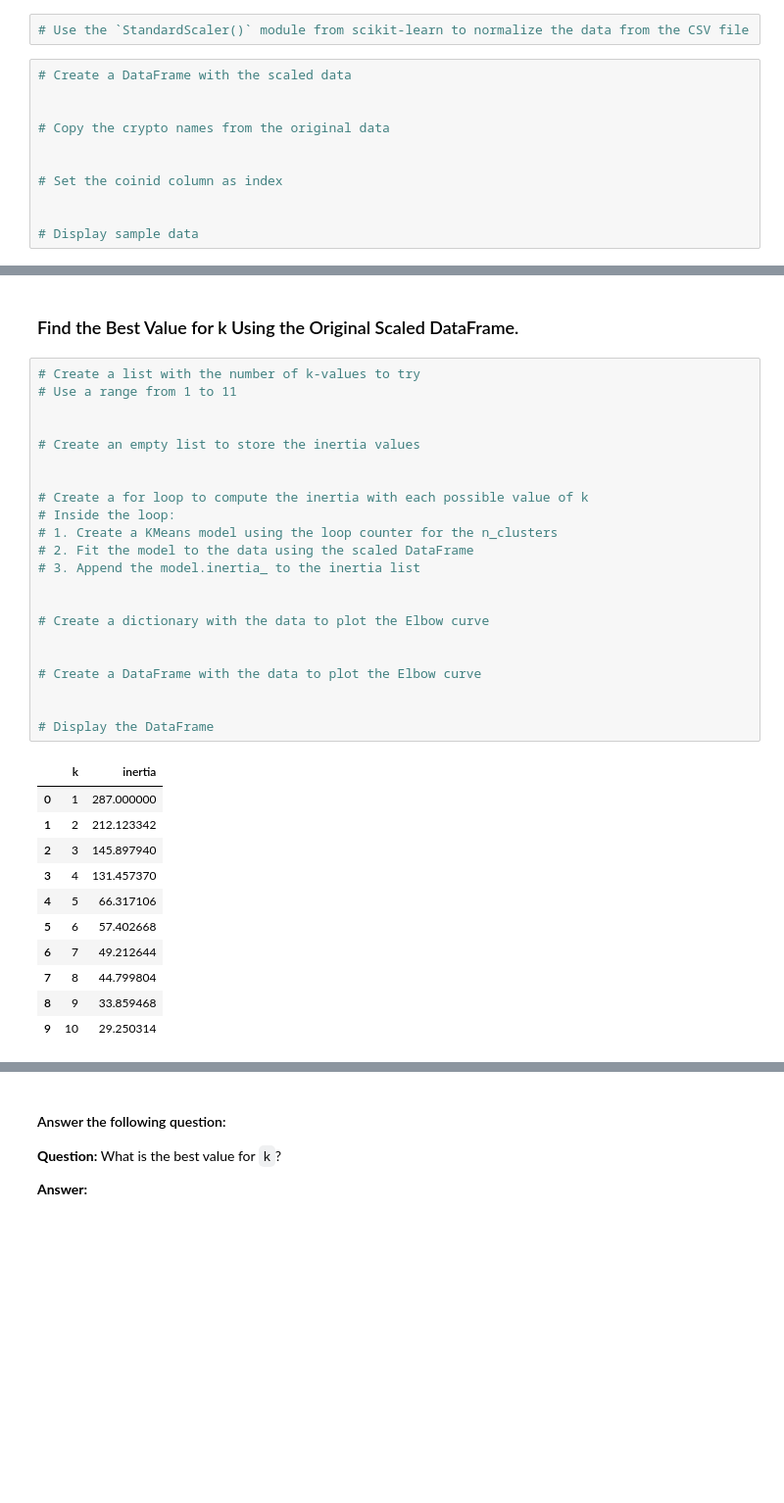
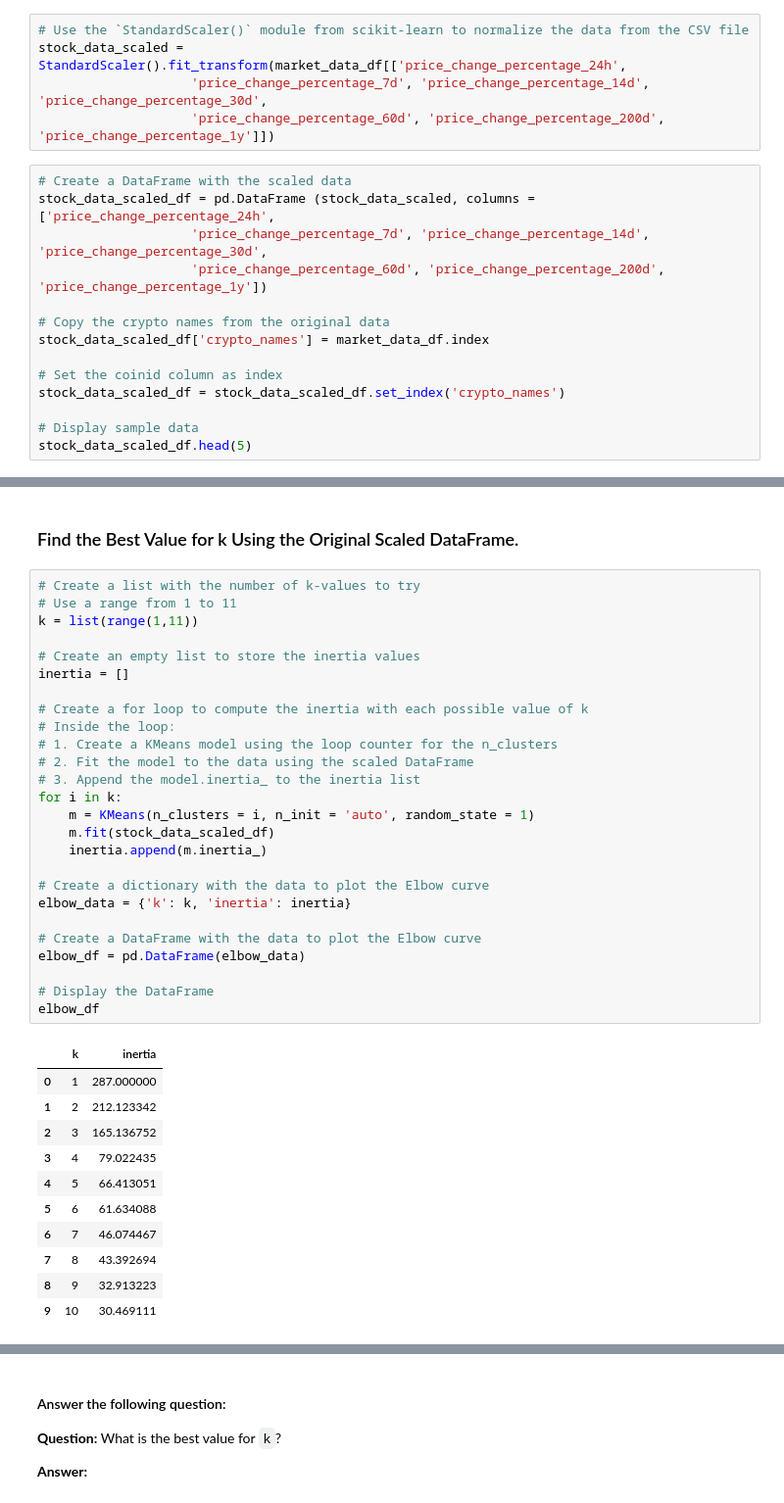
Before and after one commit to rvalcich/CryptoClustering, a Jupyter notebook: Crypto_Clustering.ipynb, the cells around one changed output, grey strips where cells are left out. Shown at 98% size. Drawn from its saved outputs; the diff is of its cells as text; blank space fills up the shorter version.

```diff
--- a/Crypto_Clustering.ipynb
+++ b/Crypto_Clustering.ipynb
@@ -40,16 +40,22 @@ market_data_df.describe()
 ### Prepare the Data
 # %%
 # Use the `StandardScaler()` module from scikit-learn to normalize the data from the CSV file
+stock_data_scaled = StandardScaler().fit_transform(market_data_df[['price_change_percentage_24h',
+                    'price_change_percentage_7d', 'price_change_percentage_14d', 'price_change_percentage_30d',
+                    'price_change_percentage_60d', 'price_change_percentage_200d', 'price_change_percentage_1y']])
 # %%
 # Create a DataFrame with the scaled data
-
+stock_data_scaled_df = pd.DataFrame (stock_data_scaled, columns = ['price_change_percentage_24h',
+                    'price_change_percentage_7d', 'price_change_percentage_14d', 'price_change_percentage_30d',
+                    'price_change_percentage_60d', 'price_change_percentage_200d', 'price_change_percentage_1y'])
 
 # Copy the crypto names from the original data
-
+stock_data_scaled_df['crypto_names'] = market_data_df.index
 
 # Set the coinid column as index
-
+stock_data_scaled_df = stock_data_scaled_df.set_index('crypto_names')
 
 # Display sample data
+stock_data_scaled_df.head(5)
 # %% [output]
 |  | price_change_percentage_24h | price_change_percentage_7d | price_change_percentage_14d | price_change_percentage_30d | ... |
@@ -64,37 +70,41 @@ market_data_df.describe()
 # %%
 # Create a list with the number of k-values to try
 # Use a range from 1 to 11
-
+k = list(range(1,11))
 
 # Create an empty list to store the inertia values
-
+inertia = []
 
 # Create a for loop to compute the inertia with each possible value of k
 # Inside the loop:
 # 1. Create a KMeans model using the loop counter for the n_clusters
 # 2. Fit the model to the data using the scaled DataFrame
 # 3. Append the model.inertia_ to the inertia list
-
+for i in k:
+    m = KMeans(n_clusters = i, n_init = 'auto', random_state = 1)
+    m.fit(stock_data_scaled_df)
+    inertia.append(m.inertia_)
 
 # Create a dictionary with the data to plot the Elbow curve
-
+elbow_data = {'k': k, 'inertia': inertia}
 
 # Create a DataFrame with the data to plot the Elbow curve
-
+elbow_df = pd.DataFrame(elbow_data)
 
 # Display the DataFrame
+elbow_df
 # %% [output]
 |  | k | inertia |
 | 0 | 1 | 287.000000 |
 | 1 | 2 | 212.123342 |
-| 2 | 3 | 145.897940 |
-| 3 | 4 | 131.457370 |
-| 4 | 5 | 66.317106 |
-| 5 | 6 | 57.402668 |
-| 6 | 7 | 49.212644 |
-| 7 | 8 | 44.799804 |
-| 8 | 9 | 33.859468 |
-| 9 | 10 | 29.250314 |
+| 2 | 3 | 165.136752 |
+| 3 | 4 | 79.022435 |
+| 4 | 5 | 66.413051 |
+| 5 | 6 | 61.634088 |
+| 6 | 7 | 46.074467 |
+| 7 | 8 | 43.392694 |
+| 8 | 9 | 32.913223 |
+| 9 | 10 | 30.469111 |
 # %%
 # Plot a line chart with all the inertia values computed with
 # the different values of k to visually identify the optimal value for k.
```
Also changed, not shown: parts of 22 cells of this notebook.
